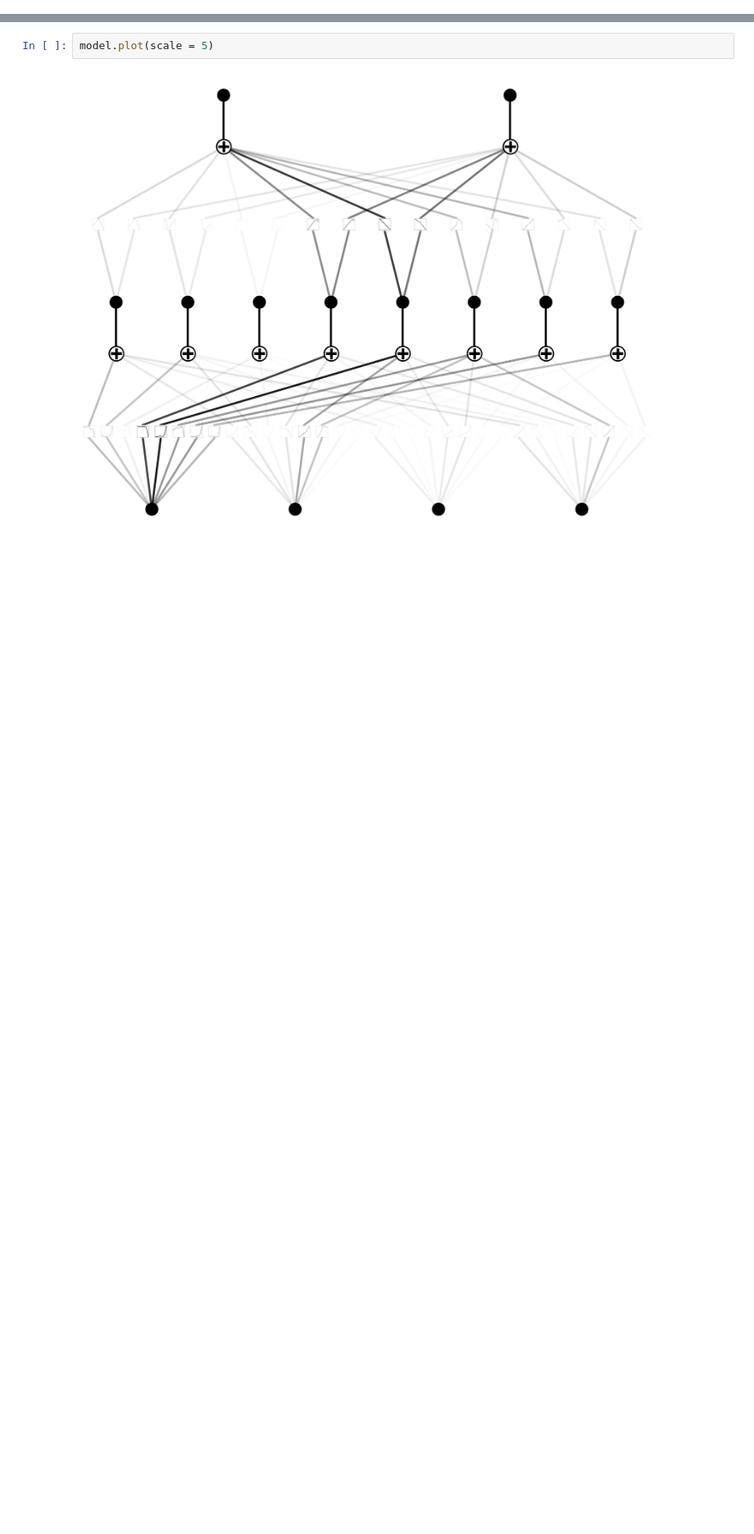
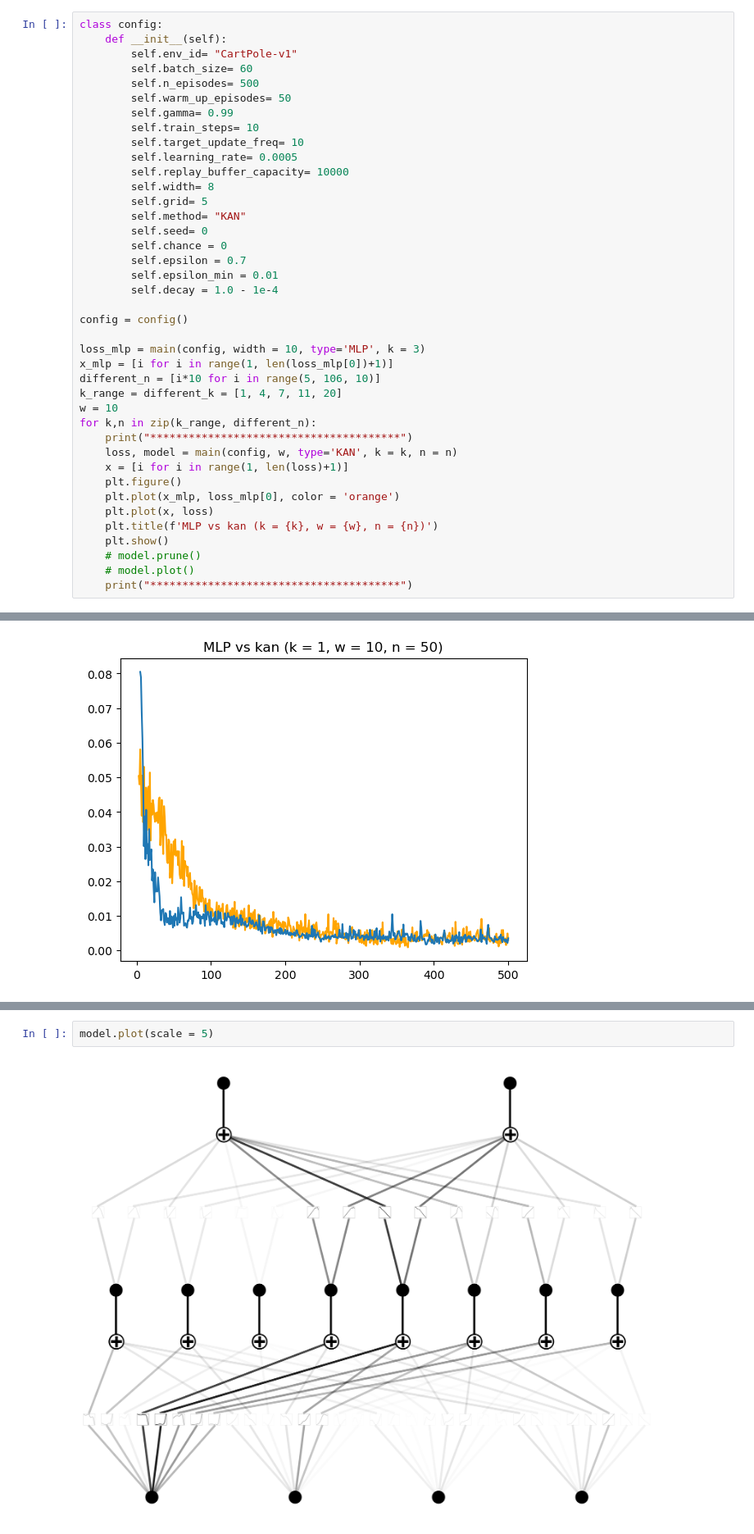
Before and after one commit to rjaditya-2702/KQN, a Jupyter notebook: KAN_expt.ipynb, the cells around one changed output, grey strips where cells are left out. Shown at 82% size. Cells and saved outputs as stored; diff of their text form; blank space fills up the shorter version.

```diff
--- a/KAN_expt.ipynb
+++ b/KAN_expt.ipynb
@@ -270,0 +485,41 @@ saving model version 0.0
+# %%
+class config:
+    def __init__(self):
+        self.env_id= "CartPole-v1"
+        self.batch_size= 60
+        self.n_episodes= 500
+        self.warm_up_episodes= 50
+        self.gamma= 0.99
+        self.train_steps= 10
+        self.target_update_freq= 10
+        self.learning_rate= 0.0005
+        self.replay_buffer_capacity= 10000
+        self.width= 8
+        self.grid= 5
+        self.method= "KAN"
+        self.seed= 0
+        self.chance = 0
+        self.epsilon = 0.7
+        self.epsilon_min = 0.01
+        self.decay = 1.0 - 1e-4
+
+config = config()
+
+loss_mlp = main(config, width = 10, type='MLP', k = 3)
+x_mlp = [i for i in range(1, len(loss_mlp[0])+1)]
+different_n = [i*10 for i in range(5, 106, 10)]
+k_range = different_k = [1, 4, 7, 11, 20]
+w = 10
+for k,n in zip(k_range, different_n):
+    print("***************************************")
+    loss, model = main(config, w, type='KAN', k = k, n = n)
+    x = [i for i in range(1, len(loss)+1)]
+    plt.figure()
+    plt.plot(x_mlp, loss_mlp[0], color = 'orange')
+    plt.plot(x, loss)
+    plt.title(f'MLP vs kan (k = {k}, w = {w}, n = {n})')
+    plt.show()
+    # model.prune()
+    # model.plot()
+    print("***************************************")
+# %% [output]
@@ -270,0 +531 @@ saving model version 0.0
+[figure, added]
```
Also changed, not shown: parts of 10 cells of this notebook.
